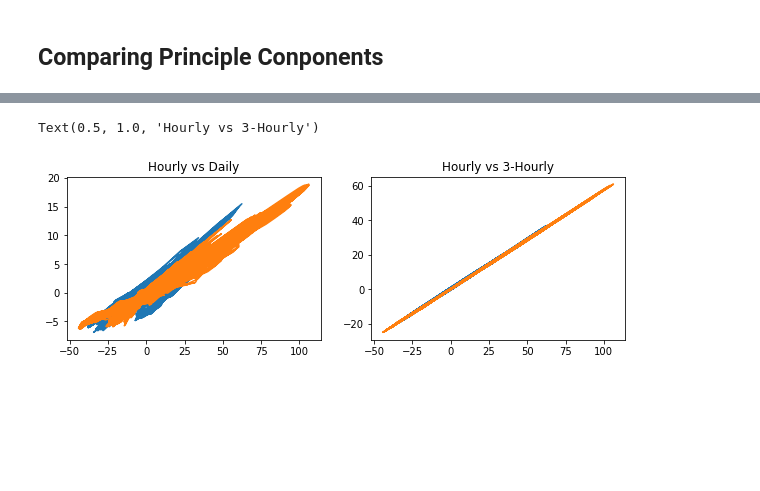
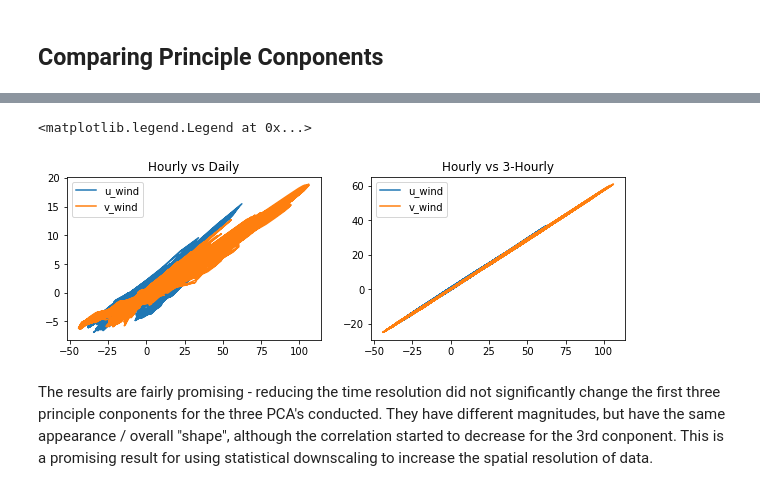
Before and after one commit to UBC-MOAD/analysis-armaan, a Jupyter notebook: notebooks/introWindPCA.ipynb, the cells around one changed output, grey strips where cells are left out. Cells and saved outputs as stored; diff of their text form; code cells hidden in the pictures; blank space fills up the shorter version.

```diff
--- a/notebooks/introWindPCA.ipynb
+++ b/notebooks/introWindPCA.ipynb
@@ -372,12 +424,16 @@ Text(0.5, 1.0, 'Hourly vs 3-Hourly')
 # %%
 fig, ax = plt.subplots(1, 2, figsize = (10, 3))
-ax[0].plot(mode2_u.flatten(), mode2_u2.flatten());
-ax[0].plot(mode2_v.flatten(), mode2_v2.flatten());
+ax[0].plot(mode2_u.flatten(), mode2_u2.flatten(), label = "u_wind");
+ax[0].plot(mode2_v.flatten(), mode2_v2.flatten(), label = "v_wind");
 ax[0].set_title("Hourly vs Daily")
+ax[0].legend()
 
-ax[1].plot(mode2_u.flatten(), mode2_u3.flatten());
-ax[1].plot(mode2_v.flatten(), mode2_v3.flatten());
+ax[1].plot(mode2_u.flatten(), mode2_u3.flatten(), label = "u_wind");
+ax[1].plot(mode2_v.flatten(), mode2_v3.flatten(), label = "v_wind");
 ax[1].set_title("Hourly vs 3-Hourly")
+ax[1].legend()
 # %% [output]
-Text(0.5, 1.0, 'Hourly vs 3-Hourly')
+<matplotlib.legend.Legend at 0x...>
-[figure, old version]
+[figure, new version]
+# %% [markdown]
+The results are fairly promising - reducing the time resolution did not significantly change the first three principle conponents for the three PCA's conducted. They have different magnitudes, but have the same appearance / overall "shape", although the correlation started to decrease for the 3rd conponent. This is a promising result for using statistical downscaling to increase the spatial resolution of data.
```
Also changed, not shown: parts of 22 cells of this notebook.
